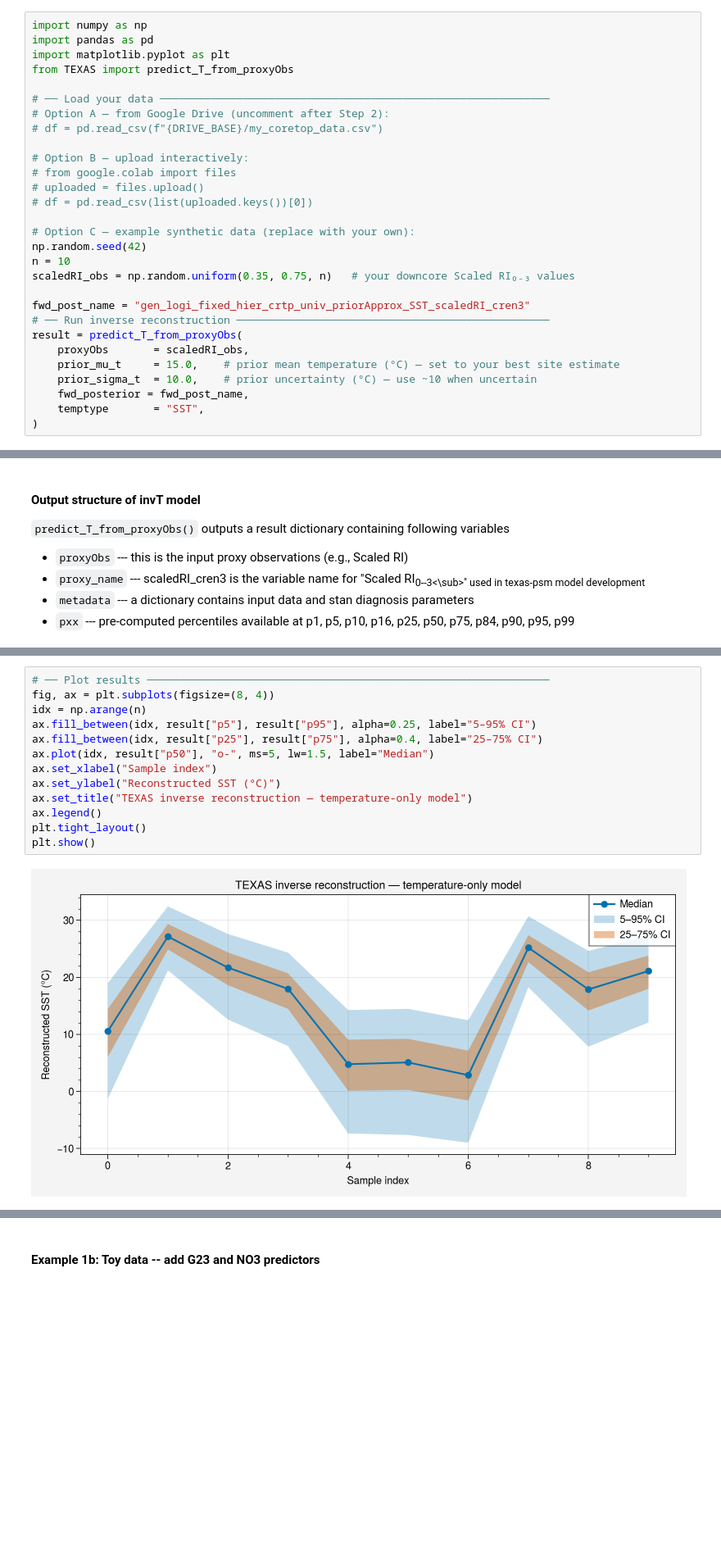
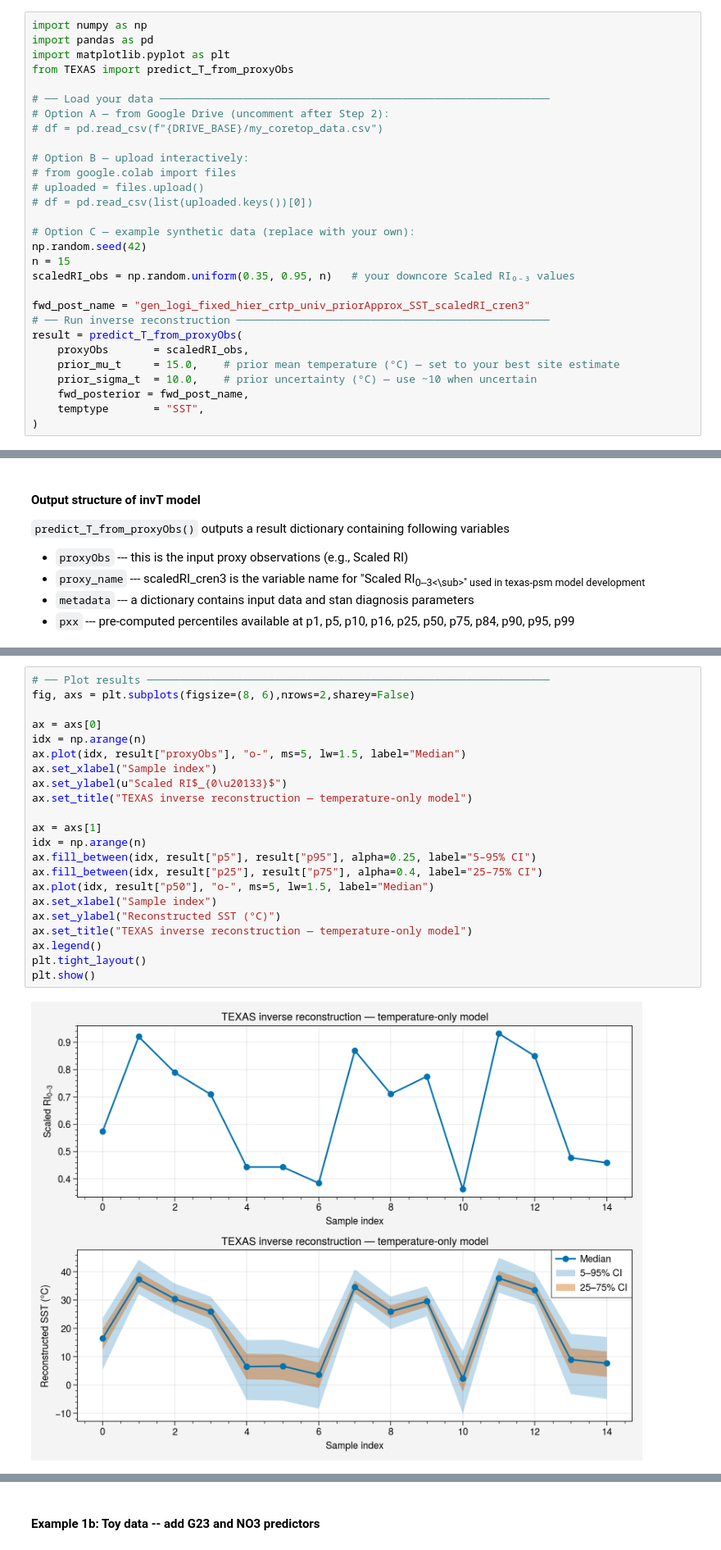
Before and after one commit to PaleoLipidRR/TEXAS, a Jupyter notebook: notebooks/quickstart_demo.ipynb, the cells around one changed output, grey strips where cells are left out. Shown at 82% size. Cells and saved outputs as stored; diff of their text form; blank space fills up the shorter version.

```diff
--- a/notebooks/quickstart_demo.ipynb
+++ b/notebooks/quickstart_demo.ipynb
@@ -230,8 +226,8 @@ from TEXAS import predict_T_from_proxyObs
 
 # Option C — example synthetic data (replace with your own):
 np.random.seed(42)
-n = 10
-scaledRI_obs = np.random.uniform(0.35, 0.75, n)   # your downcore Scaled RI₀₋₃ values
+n = 15
+scaledRI_obs = np.random.uniform(0.35, 0.95, n)   # your downcore Scaled RI₀₋₃ values
 
 fwd_post_name = "gen_logi_fixed_hier_crtp_univ_priorApprox_SST_scaledRI_cren3"
 # ── Run inverse reconstruction ─────────────────────────────────────────────────
@@ -290,15 +310,24 @@ results_df.round(2).head(10)
 # %%
 # ── Plot results ───────────────────────────────────────────────────────────────
-fig, ax = plt.subplots(figsize=(8, 4))
+fig, axs = plt.subplots(figsize=(8, 6),nrows=2,sharey=False)
+
+ax = axs[0]
+idx = np.arange(n)
+ax.plot(idx, result["proxyObs"], "o-", ms=5, lw=1.5, label="Median")
+ax.set_xlabel("Sample index")
+ax.set_ylabel(u"Scaled RI$_{0\u20133}$")
+ax.set_title("TEXAS inverse reconstruction — temperature-only model")
+
+ax = axs[1]
 idx = np.arange(n)
 ax.fill_between(idx, result["p5"], result["p95"], alpha=0.25, label="5–95% CI")
 ax.fill_between(idx, result["p25"], result["p75"], alpha=0.4, label="25–75% CI")
 ax.plot(idx, result["p50"], "o-", ms=5, lw=1.5, label="Median")
 ax.set_xlabel("Sample index")
 ax.set_ylabel("Reconstructed SST (°C)")
 ax.set_title("TEXAS inverse reconstruction — temperature-only model")
 ax.legend()
 plt.tight_layout()
 plt.show()
 # %% [output]
-[figure, old version]
+[figure, new version]
```
Also changed, not shown: parts of 21 cells of this notebook.
